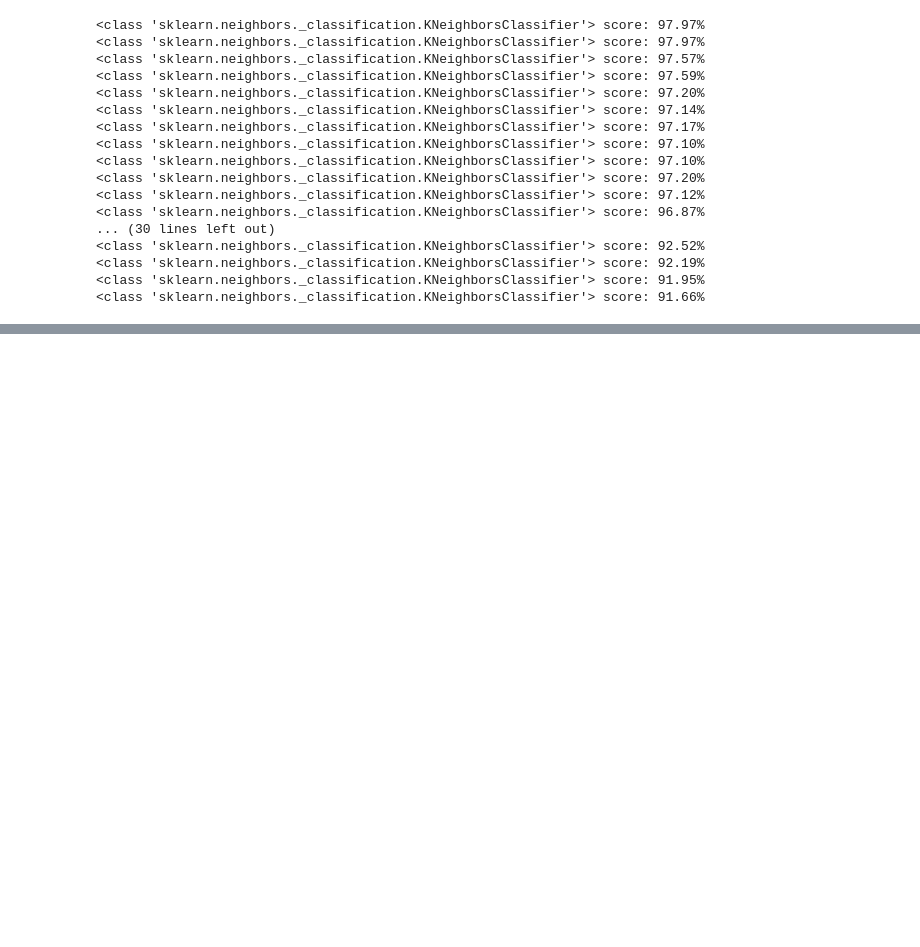
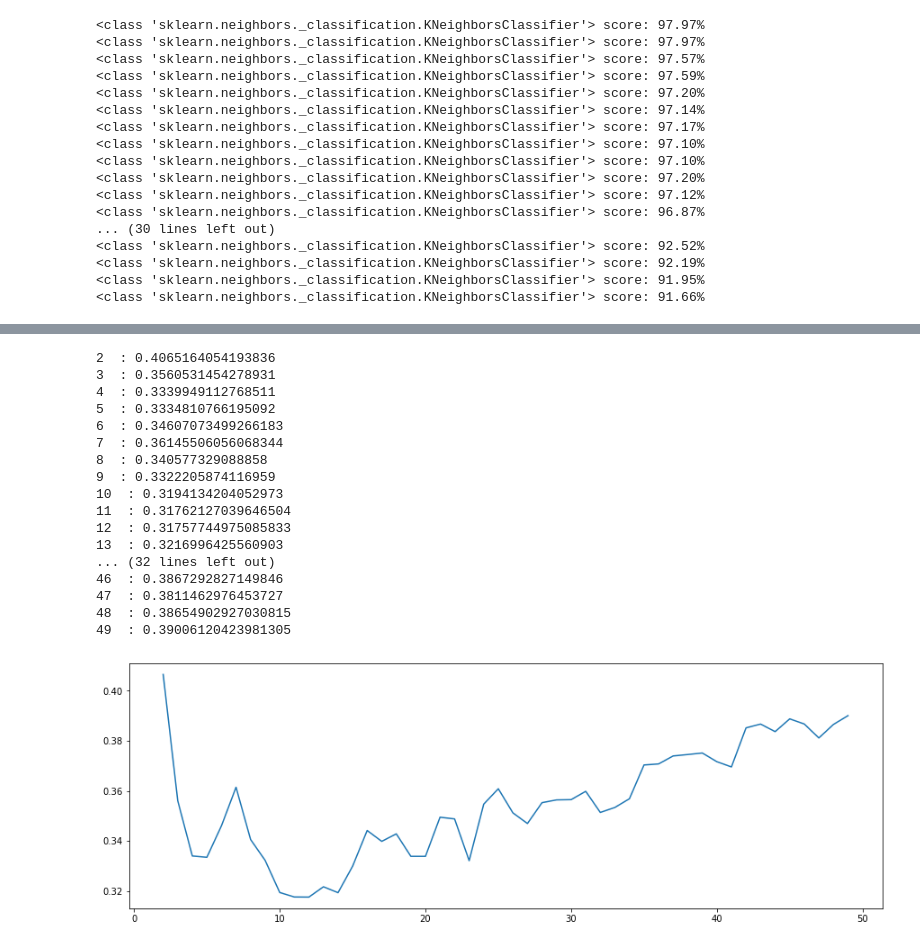
Before and after one commit to Makaa88/Eksploracja, a Jupyter notebook: ProjektResults.ipynb, the cells around one changed output, grey strips where cells are left out. Saved outputs shown, nothing was run; the diff lists cells and outputs as text; code cells hidden in the pictures; blank space fills up the shorter version.

```diff
--- a/ProjektResults.ipynb
+++ b/ProjektResults.ipynb
@@ -489,0 +619,17 @@ divide_and_classify(portugal_df_normalized, 3)
+# %%
+
+
+print(len(portugal_city_df))
+
+to_remove_labels = remove_outliners(portugal_city_df, 'lead_time')
+portugal_city_df = portugal_city_df.drop(to_remove_labels)
+
+to_remove_labels = remove_outliners(portugal_city_df, 'all_guests', 5)
+portugal_city_df = portugal_city_df.drop(to_remove_labels)
+
+to_remove_labels = remove_outliners(portugal_city_df, 'days_in_hotel', 5)
+portugal_city_df = portugal_city_df.drop(to_remove_labels)
+
+to_remove_labels = remove_outliners(portugal_city_df, 'adr', 5)
+portugal_city_df = portugal_city_df.drop(to_remove_labels)
+print(len(portugal_city_df))
@@ -489,0 +639,3 @@ divide_and_classify(portugal_df_normalized, 3)
+# %%
+portugal_city_df_normalized = normalize_data(portugal_city_df)
+portugal_city_df_normalized
@@ -489,0 +656,21 @@ divide_and_classify(portugal_df_normalized, 3)
+# %%
+best_idx = calculate_culster_score(portugal_city_df_normalized)
+# %% [output]
+2  : 0.4065164054193836
+3  : 0.3560531454278931
+4  : 0.3339949112768511
+5  : 0.3334810766195092
+6  : 0.34607073499266183
+7  : 0.36145506056068344
+8  : 0.340577329088858
+9  : 0.3322205874116959
+10  : 0.3194134204052973
+11  : 0.31762127039646504
+12  : 0.31757744975085833
+13  : 0.3216996425560903
+... (32 lines left out)
+46  : 0.3867292827149846
+47  : 0.3811462976453727
+48  : 0.38654902927030815
+49  : 0.39006120423981305
+[figure, added]
```
Also changed, not shown: parts of 17 cells of this notebook.
